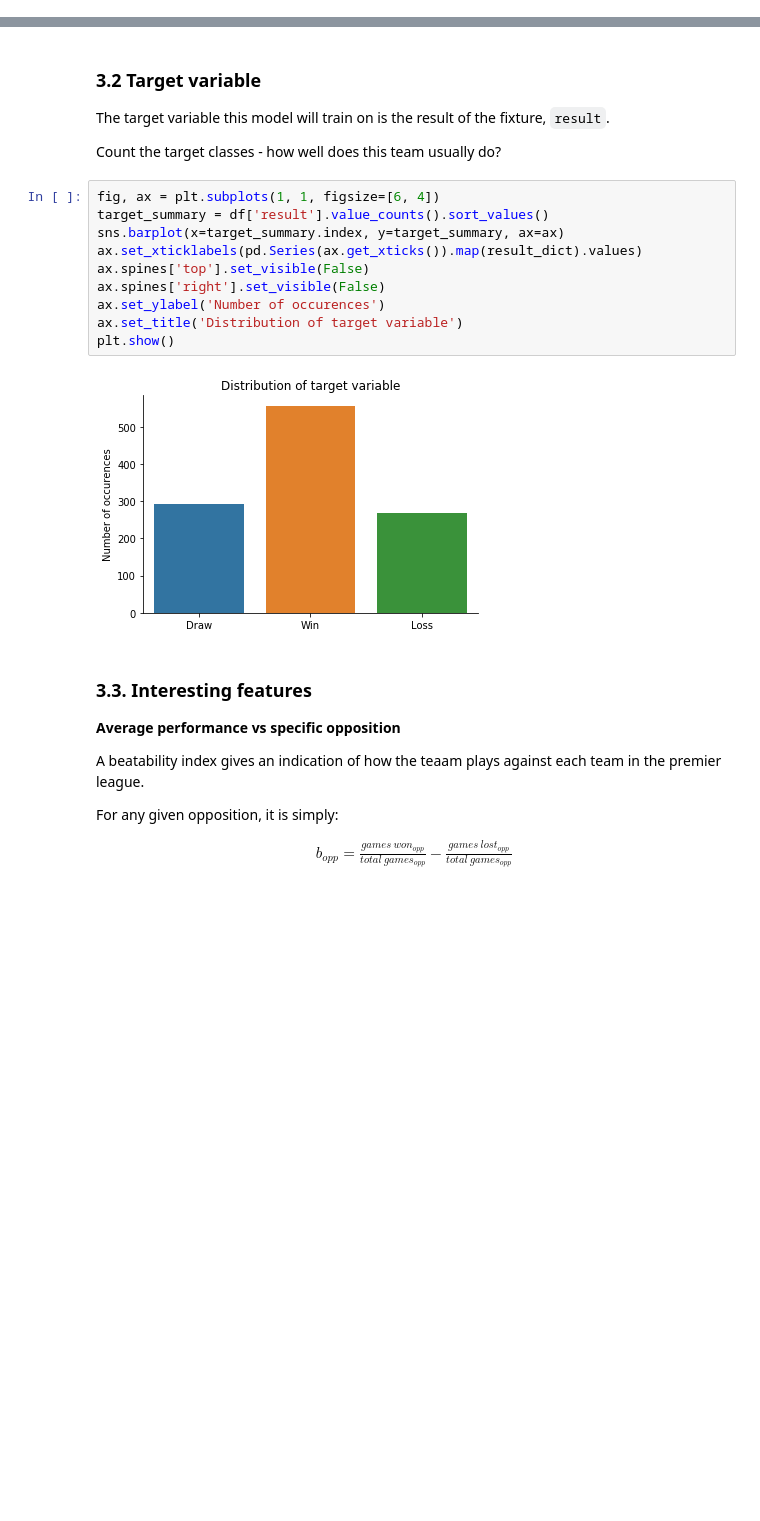
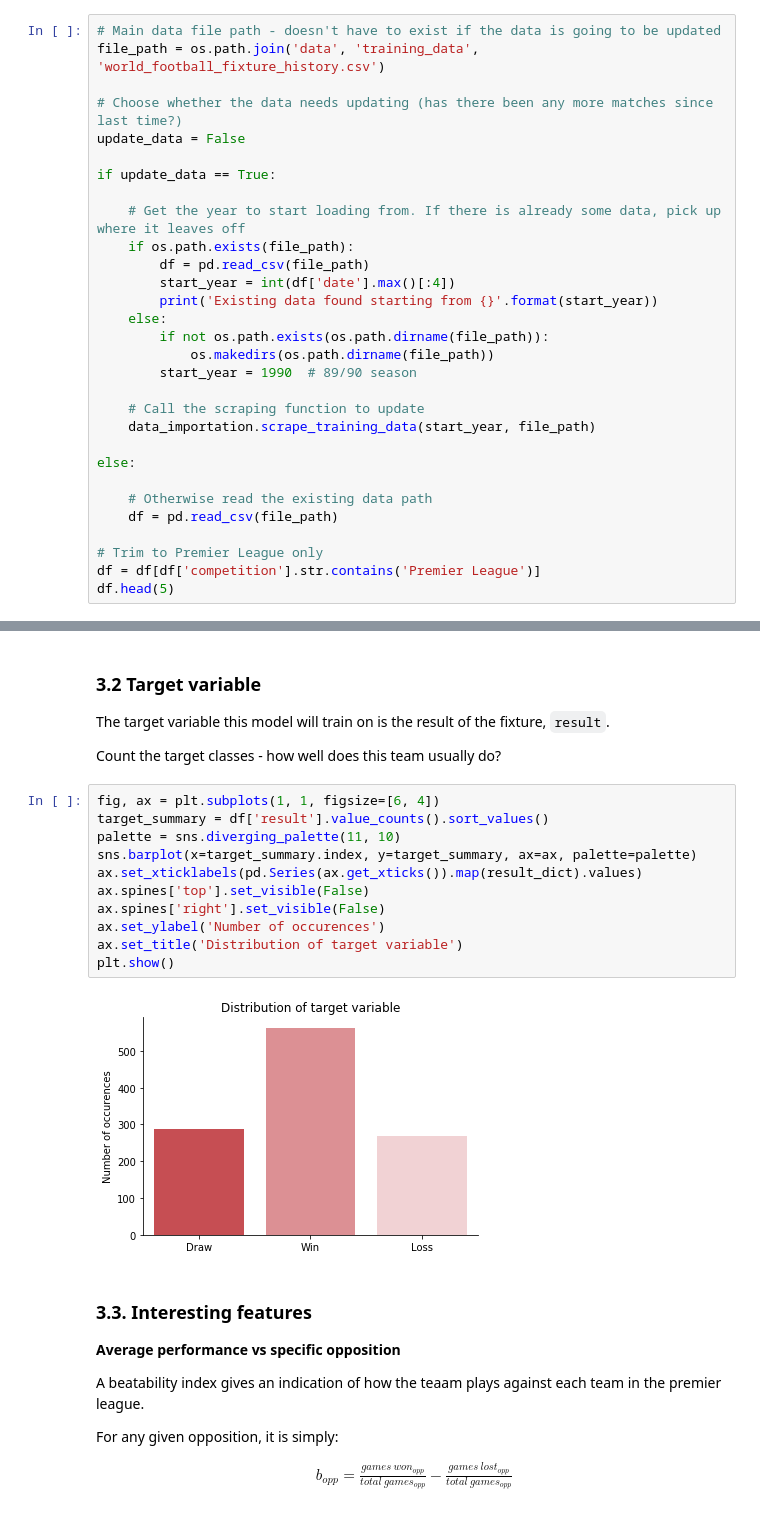
Before and after one commit to shep312/liverpool-predictions, a Jupyter notebook: gbm_main.ipynb, the cells around one changed output, grey strips where cells are left out. Drawn from its saved outputs; the diff is of its cells as text; blank space fills up the shorter version.

```diff
--- a/gbm_main.ipynb
+++ b/gbm_main.ipynb
@@ -81,0 +73,30 @@ df.head(5)
+# %%
+# Main data file path - doesn't have to exist if the data is going to be updated
+file_path = os.path.join('data', 'training_data', 'world_football_fixture_history.csv')
+
+# Choose whether the data needs updating (has there been any more matches since last time?)
+update_data = False
+
+if update_data == True:
+
+    # Get the year to start loading from. If there is already some data, pick up where it leaves off
+    if os.path.exists(file_path):
+        df = pd.read_csv(file_path)
+        start_year = int(df['date'].max()[:4])
+        print('Existing data found starting from {}'.format(start_year))
+    else:
+        if not os.path.exists(os.path.dirname(file_path)):
+            os.makedirs(os.path.dirname(file_path))
+        start_year = 1990  # 89/90 season
+
+    # Call the scraping function to update
+    data_importation.scrape_training_data(start_year, file_path)
+
+else:
+
+    # Otherwise read the existing data path
+    df = pd.read_csv(file_path)
+
+# Trim to Premier League only
+df = df[df['competition'].str.contains('Premier League')]
+df.head(5)
@@ -149,15 +177,16 @@ Count the target classes - how well does this team usually do?
 # %%
 fig, ax = plt.subplots(1, 1, figsize=[6, 4])
 target_summary = df['result'].value_counts().sort_values()
-sns.barplot(x=target_summary.index, y=target_summary, ax=ax)
+palette = sns.diverging_palette(11, 10)
+sns.barplot(x=target_summary.index, y=target_summary, ax=ax, palette=palette)
 ax.set_xticklabels(pd.Series(ax.get_xticks()).map(result_dict).values)
 ax.spines['top'].set_visible(False)
 ax.spines['right'].set_visible(False)
 ax.set_ylabel('Number of occurences')
 ax.set_title('Distribution of target variable')
 plt.show()
 # %% [output]
-[figure, old version]
+[figure, new version]
 # %% [markdown]
 ### 3.3. Interesting features <a name="features"></a>
 
```
Also changed, not shown: parts of 16 cells of this notebook, 4 other files.
